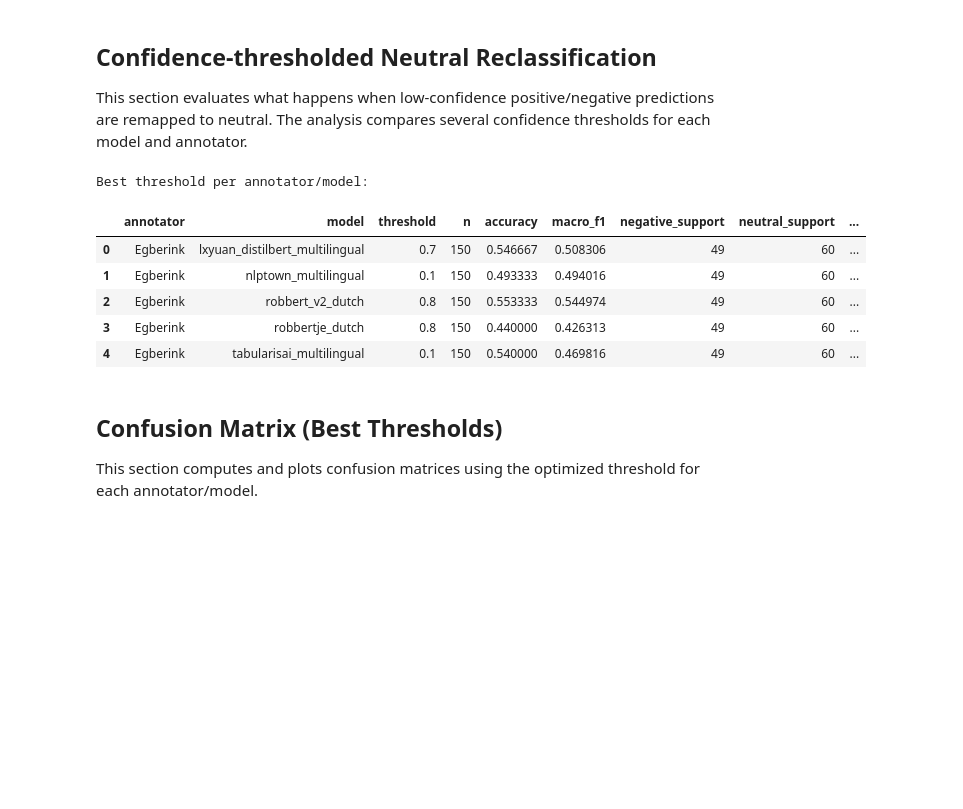
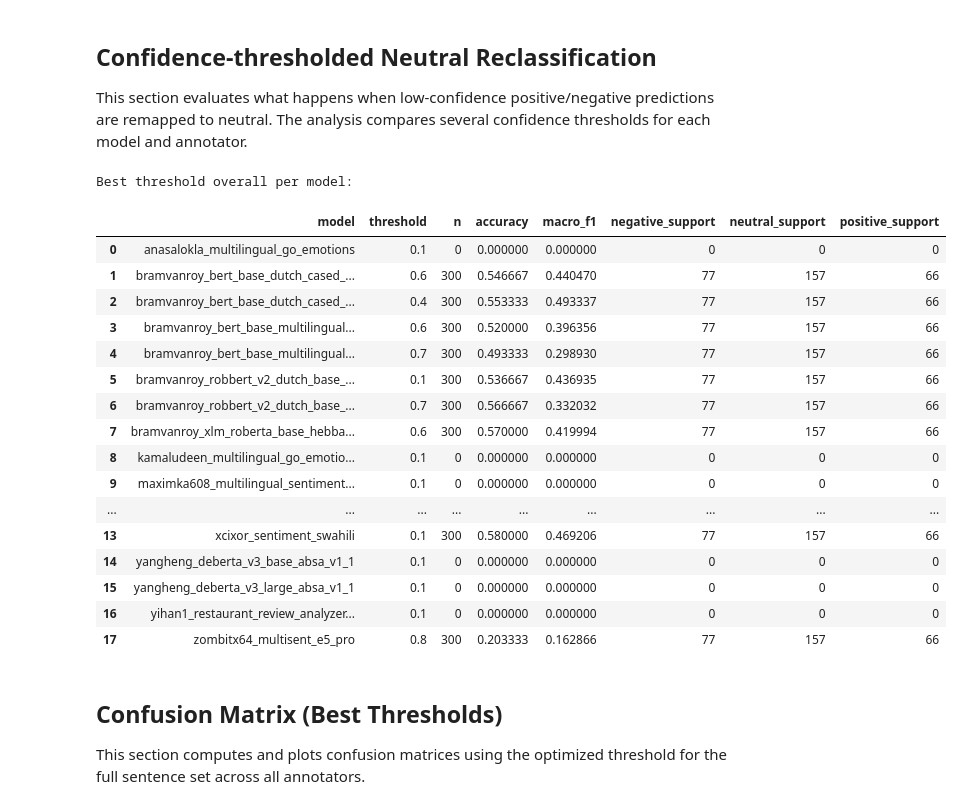
Before and after one commit to Yegberink/geothermal_text_mining, a Jupyter notebook: annotation/sentiment_model_assessment/analysis.ipynb, the cells around one changed output. Cells and saved outputs as stored; diff of their text form; code cells hidden in the pictures; blank space fills up the shorter version.

```diff
--- a/annotation/sentiment_model_assessment/analysis.ipynb
+++ b/annotation/sentiment_model_assessment/analysis.ipynb
@@ -24,8 +52,6 @@ PREDICTIONS_PATH, DB_PATH
 # %%
 predictions = pd.read_csv(PREDICTIONS_PATH)
-
-with sqlite3.connect(DB_PATH) as conn:
-    annotations = pd.read_sql_query("SELECT * FROM annotations", conn)
+annotations = load_annotation_dbs(DB_DIR)
 
 predictions.shape, annotations.shape
 # %% [output]
@@ -52,12 +78,6 @@ merged[["sample_id", "annotator", "gold_sentiment", "sentence_text"]].head()
 # %%
 SENTIMENTS = ["negative", "neutral", "positive"]
-MODEL_COLUMNS = [
-    "robbert_v2_dutch__sentiment",
-    "robbertje_dutch__sentiment",
-    "nlptown_multilingual__sentiment",
-    "lxyuan_distilbert_multilingual__sentiment",
-    "tabularisai_multilingual__sentiment",
-]
+MODEL_COLUMNS = sorted([col for col in merged.columns if col.endswith("__sentiment")])
 
 def per_class_scores(df, pred_col, gold_col="gold_sentiment", labels=SENTIMENTS):
     rows = []
@@ -132,59 +163,68 @@ def thresholded_summary(df, pred_col, conf_col, thresholds, gold_col="gold_senti
             pd.DataFrame({pred_col: adjusted_pred, gold_col: current[gold_col]}),
             pred_col=pred_col,
             gold_col=gold_col,
         )
         rows.append(
             {
                 "threshold": threshold,
                 "n": len(current),
                 "accuracy": accuracy,
                 "macro_f1": float(scores["f1"].mean()) if len(scores) else 0.0,
                 "negative_support": int((current[gold_col] == "negative").sum()),
                 "neutral_support": int((current[gold_col] == "neutral").sum()),
                 "positive_support": int((current[gold_col] == "positive").sum()),
             }
         )
     return pd.DataFrame(rows)
 
 
 def build_threshold_analysis(merged_df):
     rows = []
-    for annotator, group in merged_df.groupby("annotator"):
-        for pred_col in MODEL_COLUMNS:
-            conf_col = pred_col.replace("__sentiment", "__confidence")
-            if conf_col not in group.columns:
-                print(f"Skipping {pred_col} because {conf_col} is missing")
-                continue
-            model = pred_col.replace("__sentiment", "")
-            result = thresholded_summary(group, pred_col=pred_col, conf_col=conf_col, thresholds=CONFIDENCE_THRESHOLDS)
-            result["annotator"] = annotator
-            result["model"] = model
-            rows.append(result)
+    for pred_col in MODEL_COLUMNS:
+        conf_col = pred_col.replace("__sentiment", "__confidence")
+        if conf_col not in merged_df.columns:
+            print(f"Skipping {pred_col} because {conf_col} is missing")
+            continue
+        model = pred_col.replace("__sentiment", "")
+        result = thresholded_summary(merged_df, pred_col=pred_col, conf_col=conf_col, thresholds=CONFIDENCE_THRESHOLDS)
+        result["model"] = model
+        rows.append(result)
     return pd.concat(rows, ignore_index=True) if rows else pd.DataFrame()
 
 threshold_results = build_threshold_analysis(merged)
-threshold_results = threshold_results.sort_values(["annotator", "model", "threshold"], ascending=[True, True, True])
+threshold_results = threshold_results.sort_values(["model", "threshold"], ascending=[True, True])
 
 best_thresholds = (
-    threshold_results.sort_values(["annotator", "model", "accuracy", "macro_f1"], ascending=[True, True, False, False])
-    .groupby(["annotator", "model"], as_index=False)
+    threshold_results.sort_values(["model", "accuracy", "macro_f1"], ascending=[True, False, False])
+    .groupby(["model"], as_index=False)
     .first()
 )
 
-print("Best threshold per annotator/model:")
+print("Best threshold overall per model:")
 display(best_thresholds)
 # %% [output]
-Best threshold per annotator/model:
+Best threshold overall per model:
-|  | annotator | model | threshold | n | accuracy | macro_f1 | negative_support | neutral_support | ... |
-| 0 | Egberink | lxyuan_distilbert_multilingual | 0.7 | 150 | 0.546667 | 0.508306 | 49 | 60 | ... |
-| 1 | Egberink | nlptown_multilingual | 0.1 | 150 | 0.493333 | 0.494016 | 49 | 60 | ... |
-| 2 | Egberink | robbert_v2_dutch | 0.8 | 150 | 0.553333 | 0.544974 | 49 | 60 | ... |
-| 3 | Egberink | robbertje_dutch | 0.8 | 150 | 0.440000 | 0.426313 | 49 | 60 | ... |
-| 4 | Egberink | tabularisai_multilingual | 0.1 | 150 | 0.540000 | 0.469816 | 49 | 60 | ... |
+|  | model | threshold | n | accuracy | macro_f1 | negative_support | neutral_support | positive_support |
+| 0 | anasalokla_multilingual_go_emotions | 0.1 | 0 | 0.000000 | 0.000000 | 0 | 0 | 0 |
+| 1 | bramvanroy_bert_base_dutch_cased_... | 0.6 | 300 | 0.546667 | 0.440470 | 77 | 157 | 66 |
+| 2 | bramvanroy_bert_base_dutch_cased_... | 0.4 | 300 | 0.553333 | 0.493337 | 77 | 157 | 66 |
+| 3 | bramvanroy_bert_base_multilingual... | 0.6 | 300 | 0.520000 | 0.396356 | 77 | 157 | 66 |
+| 4 | bramvanroy_bert_base_multilingual... | 0.7 | 300 | 0.493333 | 0.298930 | 77 | 157 | 66 |
+| 5 | bramvanroy_robbert_v2_dutch_base_... | 0.1 | 300 | 0.536667 | 0.436935 | 77 | 157 | 66 |
+| 6 | bramvanroy_robbert_v2_dutch_base_... | 0.7 | 300 | 0.566667 | 0.332032 | 77 | 157 | 66 |
+| 7 | bramvanroy_xlm_roberta_base_hebba... | 0.6 | 300 | 0.570000 | 0.419994 | 77 | 157 | 66 |
+| 8 | kamaludeen_multilingual_go_emotio... | 0.1 | 0 | 0.000000 | 0.000000 | 0 | 0 | 0 |
+| 9 | maximka608_multilingual_sentiment... | 0.1 | 0 | 0.000000 | 0.000000 | 0 | 0 | 0 |
+| ... | ... | ... | ... | ... | ... | ... | ... | ... |
+| 13 | xcixor_sentiment_swahili | 0.1 | 300 | 0.580000 | 0.469206 | 77 | 157 | 66 |
+| 14 | yangheng_deberta_v3_base_absa_v1_1 | 0.1 | 0 | 0.000000 | 0.000000 | 0 | 0 | 0 |
+| 15 | yangheng_deberta_v3_large_absa_v1_1 | 0.1 | 0 | 0.000000 | 0.000000 | 0 | 0 | 0 |
+| 16 | yihan1_restaurant_review_analyzer... | 0.1 | 0 | 0.000000 | 0.000000 | 0 | 0 | 0 |
+| 17 | zombitx64_multisent_e5_pro | 0.8 | 300 | 0.203333 | 0.162866 | 77 | 157 | 66 |
 # %% [markdown]
 ## Confusion Matrix (Best Thresholds)
 
-This section computes and plots confusion matrices using the optimized threshold for each annotator/model.
+This section computes and plots confusion matrices using the optimized threshold for the full sentence set across all annotators.
 # %%
 if best_thresholds.empty:
     raise ValueError("No best threshold values were found. Ensure the threshold analysis cell is executed first.")
```
Also changed, not shown: parts of 9 cells of this notebook, 6 other files.
